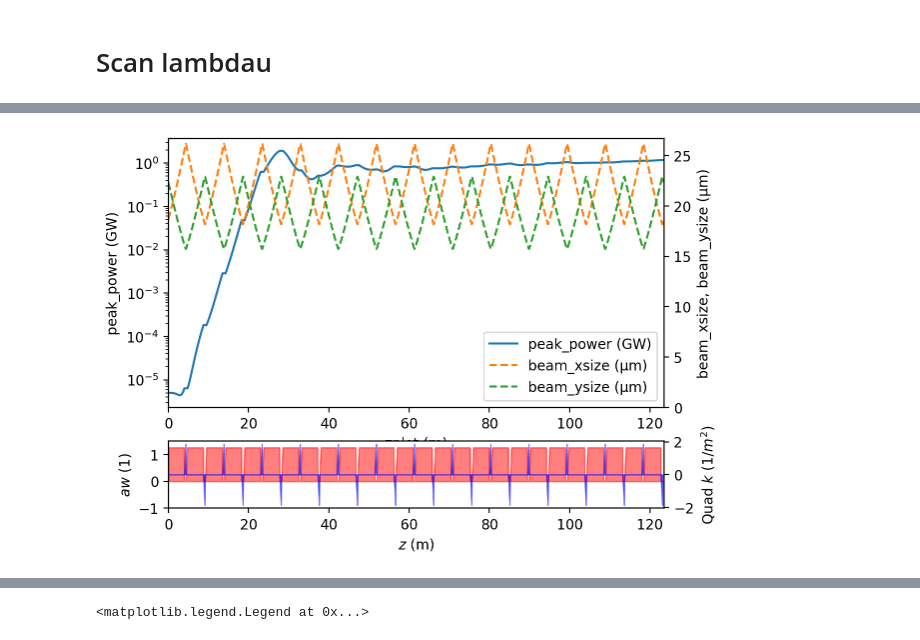
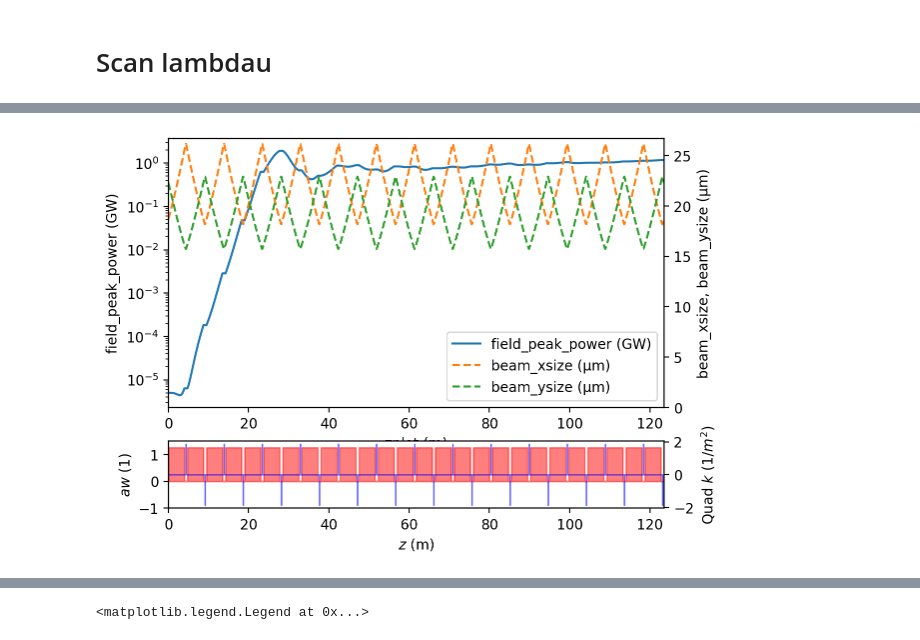
Before and after one commit to slaclab/lume-genesis, a Jupyter notebook: docs/examples/genesis4/fodo_scan_model.ipynb, the cells around one changed output, grey strips where cells are left out. Drawn from its saved outputs; the diff is of its cells as text; code cells hidden in the pictures.

```diff
--- a/docs/examples/genesis4/fodo_scan_model.ipynb
+++ b/docs/examples/genesis4/fodo_scan_model.ipynb
@@ -330,5 +333,7 @@ def run1(lambdau):
 
 
 G2 = run1(10e-3)
-G2.plot("power", yscale="log", y2=["beam_xsize", "beam_ysize"], ylim2=(0, None))
+G2.plot(
+    "field_peak_power", yscale="log", y2=["beam_xsize", "beam_ysize"], ylim2=(0, None)
+)
 # %% [output]
@@ -352,4 +357,4 @@ Success - execution took 10.70s.
-[figure, old version]
+[figure, new version]
 # %%
 %%time
 lambdaulist = np.linspace(10e-3, 25e-3, 10)
```
Also changed, not shown: parts of 11 cells of this notebook, 1 other file.
